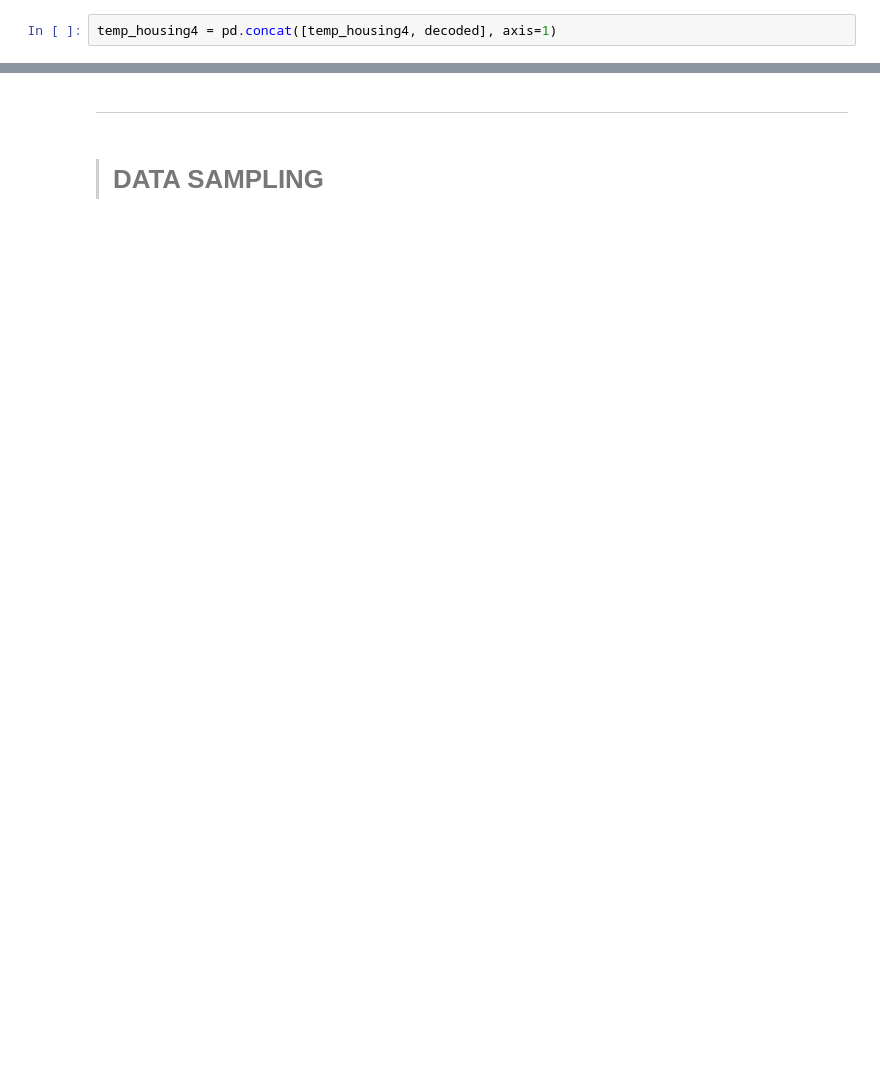
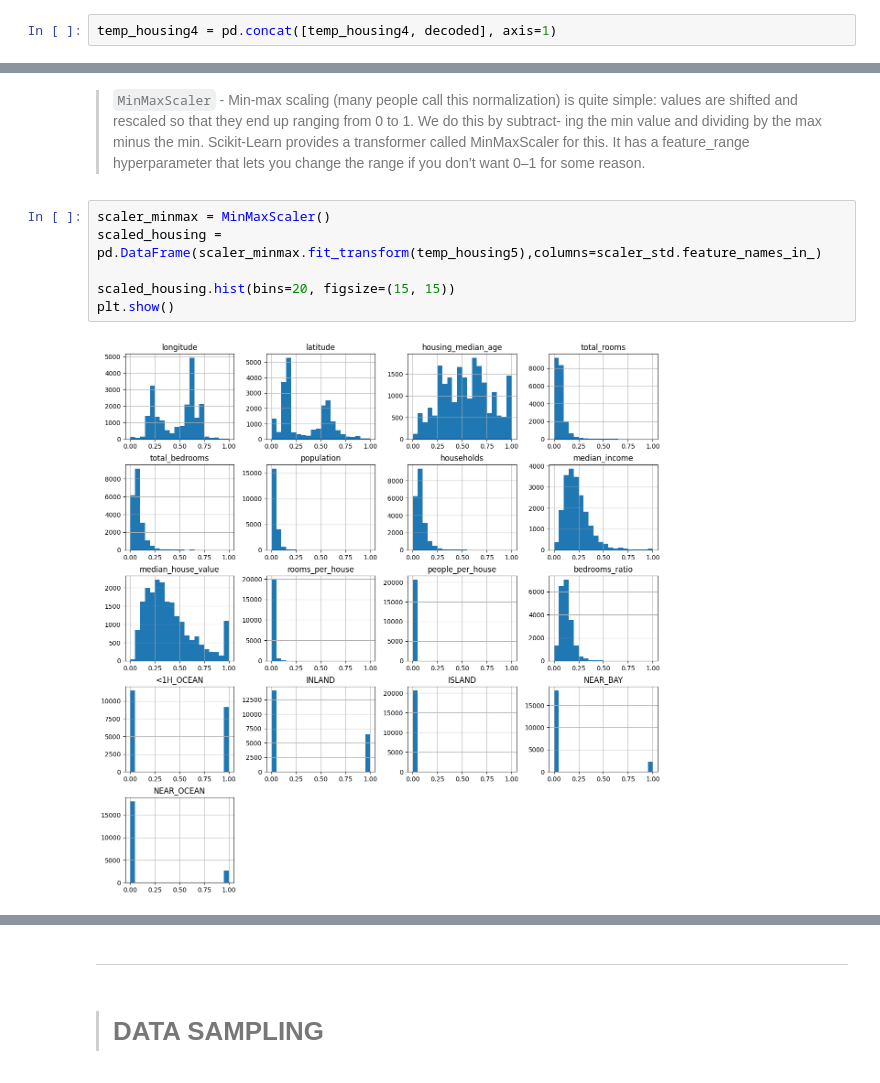
Before and after one commit to Shriram-Vibhute/House_Price_Prediction, a Jupyter notebook: project.ipynb, the cells around one changed output, grey strips where cells are left out. Saved outputs shown, nothing was run; the diff lists cells and outputs as text; blank space fills up the shorter version.

```diff
--- a/project.ipynb
+++ b/project.ipynb
@@ -378,0 +411,14 @@ temp_housing4.sample(5)
+# %% [markdown]
+> `MinMaxScaler` - Min-max scaling (many people call this normalization) is quite simple: values are
+shifted and rescaled so that they end up ranging from 0 to 1. We do this by subtract‐
+ing the min value and dividing by the max minus the min. Scikit-Learn provides a
+transformer called MinMaxScaler for this. It has a feature_range hyperparameter
+that lets you change the range if you don’t want 0–1 for some reason.
+# %%
+scaler_minmax = MinMaxScaler()
+scaled_housing = pd.DataFrame(scaler_minmax.fit_transform(temp_housing5),columns=scaler_std.feature_names_in_)
+
+scaled_housing.hist(bins=20, figsize=(15, 15))
+plt.show()
+# %% [output]
+[figure, added]
```
Also changed, not shown: parts of 24 cells of this notebook.
